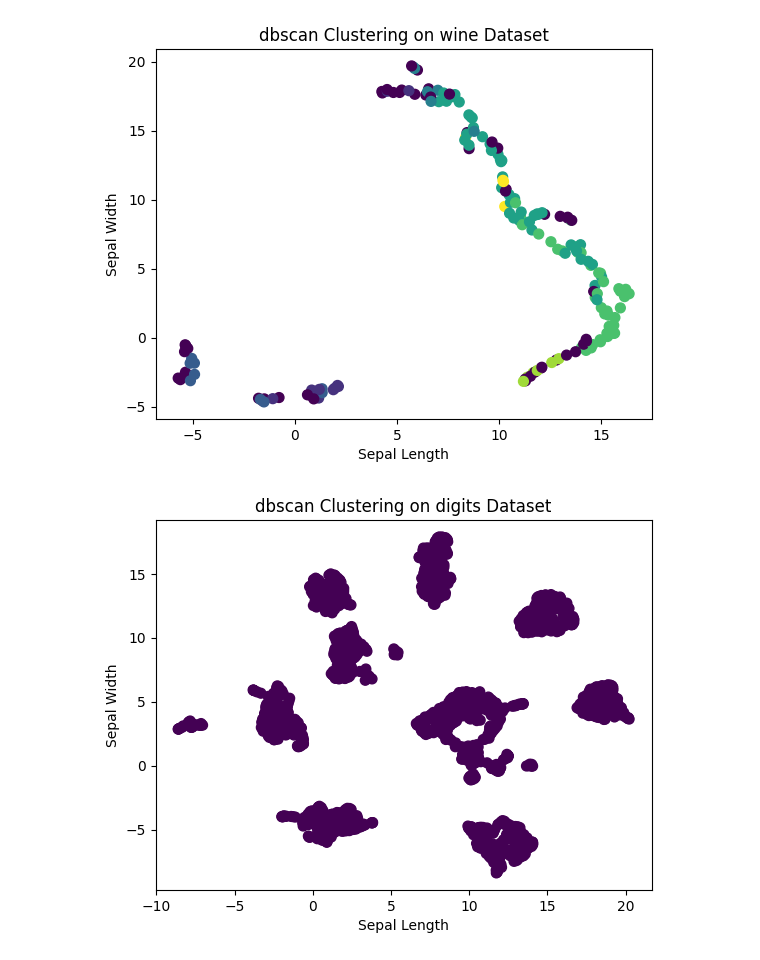
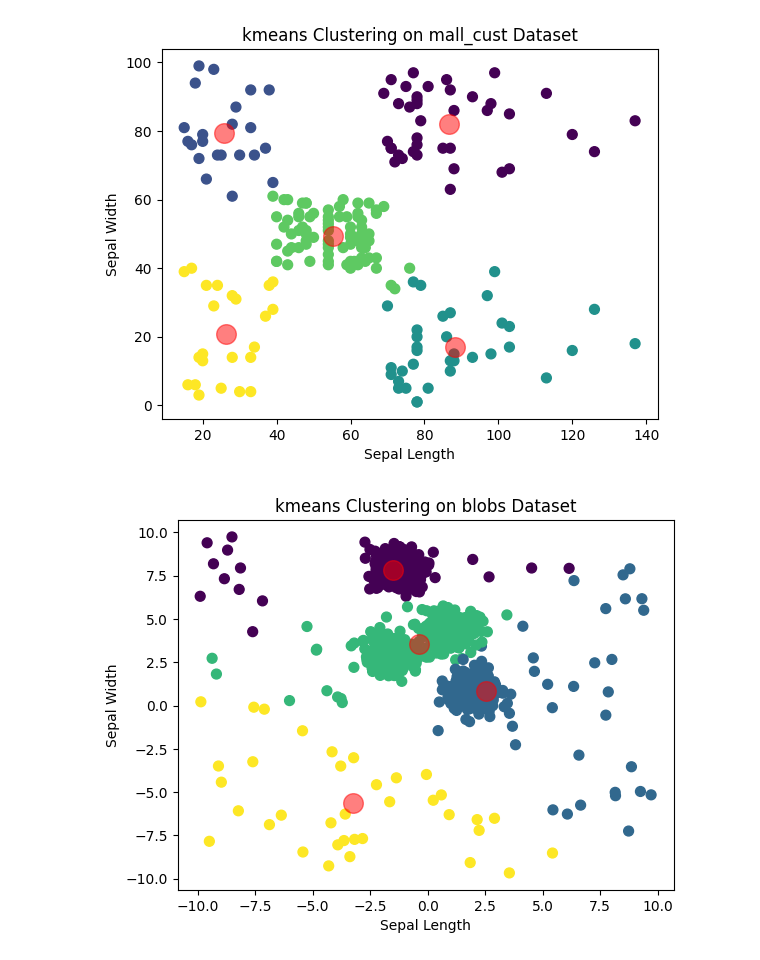
Before and after one commit to jybxie123/dm_proj_clustering, a Jupyter notebook: main.ipynb, the cells around one changed output. Drawn from its saved outputs; the diff is of its cells as text; code cells hidden in the pictures.

Commit message:
feat: test k means and k means++ method in three differnt datasets

```diff
--- a/main.ipynb
+++ b/main.ipynb
@@ -1,13 +1,11 @@
 # %%
 import clustering as cl
 # %%
-clustering_methods = [ 'dbscan' ] # 'kmeans', 'kmeans_plus_plus',
-datasets = ['iris', 'wine', 'digits']
-y_num = {'iris': 3, 'wine': 3, 'digits': 10}
-eps = {'iris': 0.4, 'wine': 19, 'digits': 0.0001}
-min_samples = {'iris': 5, 'wine': 14, 'digits': 3}
+clustering_methods = ['kmeans', 'kmeans_plus_plus'] # 'dbscan'
+datasets = ['iris', 'mall_cust', 'blobs']
+y_num = {'iris':3, 'mall_cust': 5, 'blobs':4}
 for m in clustering_methods:
     for d in datasets:
-        c = cl.Clustering(m, d, y_num[d], eps[d], min_samples[d])
+        c = cl.Clustering(m, d, y_num[d])
         c.train()
 # %% [output]
@@ -15,2 +13,2 @@ for m in clustering_methods:
-[figure, old version]
+[figure, new version]
-[figure, old version]
+[figure, new version]
```
Also changed, not shown: parts of 1 cell of this notebook, 4 other files.
